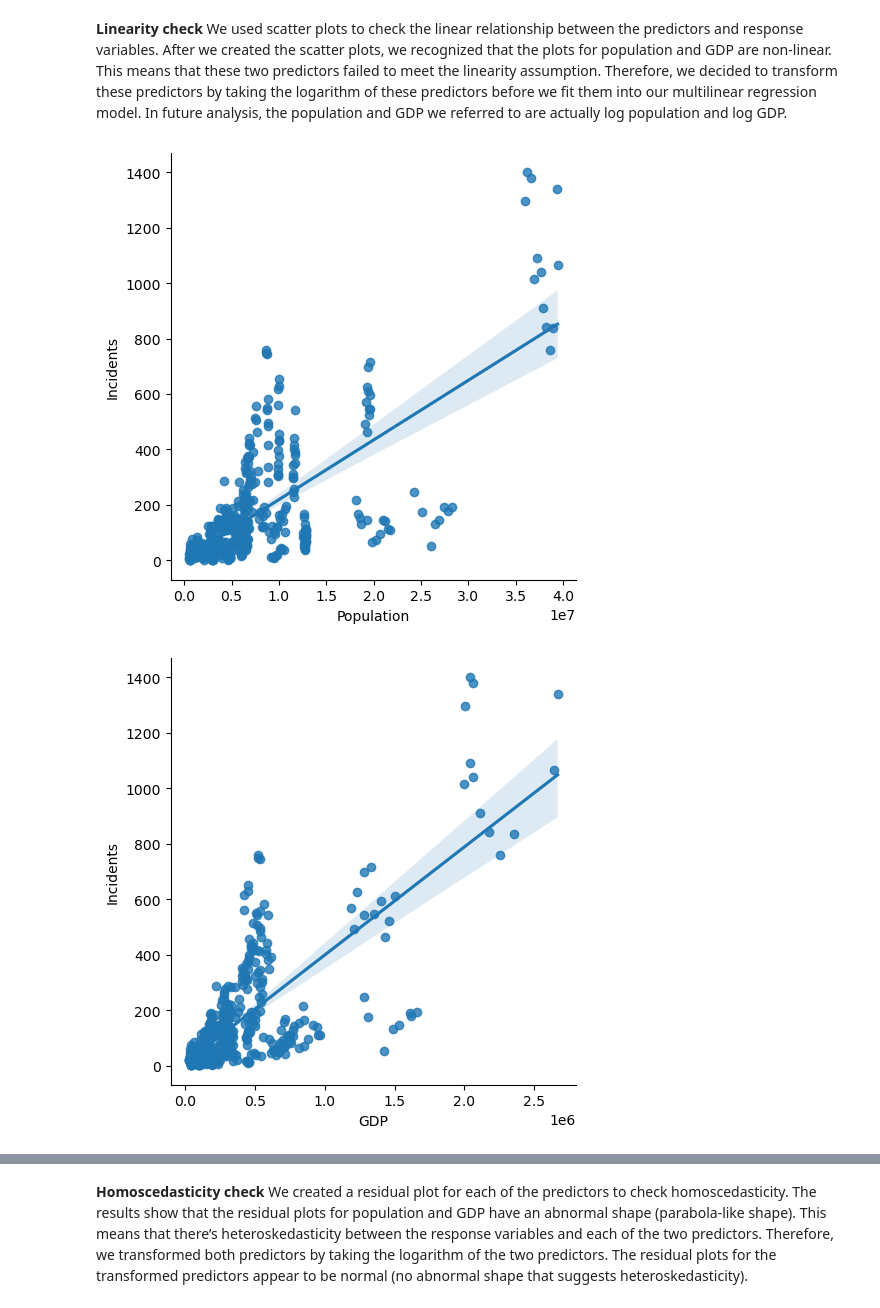
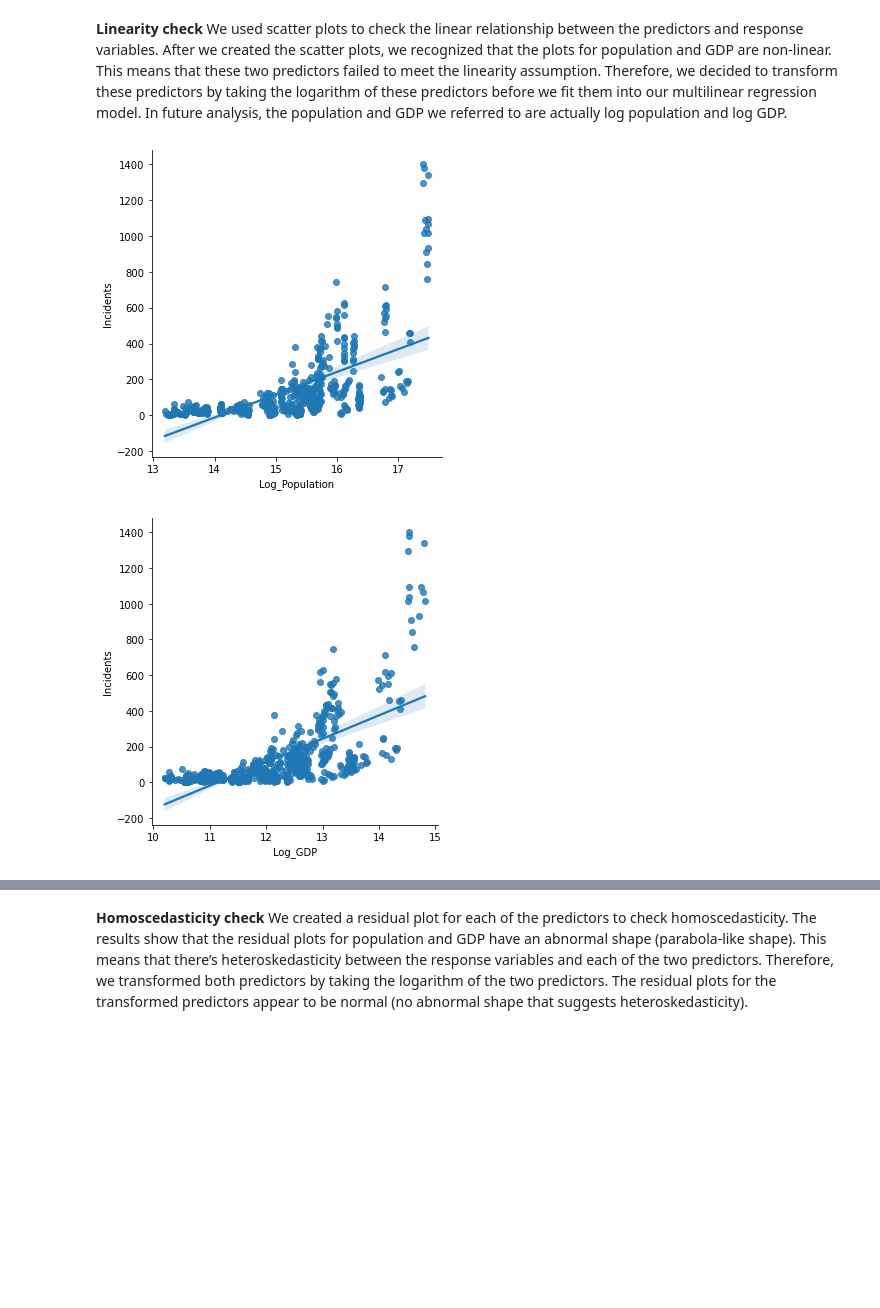
Before and after one commit to ChenTsizhen/2950_Project, a Jupyter notebook: phase4.ipynb, the cells around one changed output, grey strips where cells are left out. Drawn from its saved outputs; the diff is of its cells as text; code cells hidden in the pictures; blank space fills up the shorter version.

```diff
--- a/phase4.ipynb
+++ b/phase4.ipynb
@@ -121,7 +99,7 @@ df_off = pd.concat(offenses)
 # Drop details because we only care about total
 df_off = df_off[df_off['Agency type'] == 'Total']
 df_off = df_off.drop(columns=['Unnamed: 12', 'Unnamed: 13', 'Unnamed: 14', 'Unnamed: 15', 'Unnamed: 16', 'Unnamed: 17', 'Agency name', 'Agency type',
-'1st\r\nquarter', '2nd\r\nquarter', '3rd\r\nquarter', '4th\r\nquarter','Unnamed: 3', 'Unnamed: 9', 'Agency unit', 'Population1'])
+'Unnamed: 3', 'Unnamed: 9', 'Agency unit', 'Population1', '1st\nquarter', '2nd\nquarter', '3rd\nquarter', '4th\nquarter'])
 
 # Replace NaNs with zeros
 df_off = df_off.replace(np.nan,0)
@@ -303,10 +297,6 @@ df = df.merge(df_marr, on=['State', 'Year'])
 df = df.merge(df_edu, on=['State', 'Year'])
 df['Year'] = df['Year'].astype(int)
 
-# Log transformation
-df['Log_Population'] = np.log(df['Population'])
-df['Log_GDP'] = np.log(df['GDP'])
-
 # Add covid indicator (binary)
 df['Is_Covid'] = np.where(df['Year']==2020, 1, 0)
 df.to_csv('model.csv')
@@ -368,3 +374,8 @@ For Hypothesis 1, we have selected GDP, temperature, population, marriage rate,
 - Linearity: There's a linear relationship between predictors and response variables.
 - Homoscedasticity: The variance of the residuals is constant.
 - Multicollinearity: There should not be any multicollinearity in the data. The predictors should not be correlated with each other.
+# %%
+var = train.columns[[2,3,5,6,7,8]]
+for v in var:
+    sns.lmplot(data=train, x=v, y='Incidents')
+    plt.show()
@@ -371,10 +389,10 @@ For Hypothesis 1, we have selected GDP, temperature, population, marriage rate,
 # %% [markdown]
 **Linearity check** We used scatter plots to check the linear relationship between the predictors and response variables. After we created the scatter plots, we recognized that the plots for population and GDP are non-linear. This means that these two predictors failed to meet the linearity assumption. Therefore, we decided to transform these predictors by taking the logarithm of these predictors before we fit them into our multilinear regression model. In future analysis, the population and GDP we referred to are actually log population and log GDP.
 # %%
-var = train.columns[[2,3,5,6,7,8,9,10]]
+var = train.columns[[9,10]]
 for v in var:
     sns.lmplot(data=train, x=v, y='Incidents')
     plt.show()
 # %% [output]
-[figure, old version]
+[figure, new version]
-[figure, old version]
+[figure, new version]
```
Also changed, not shown: parts of 48 cells of this notebook, 3 other files.
